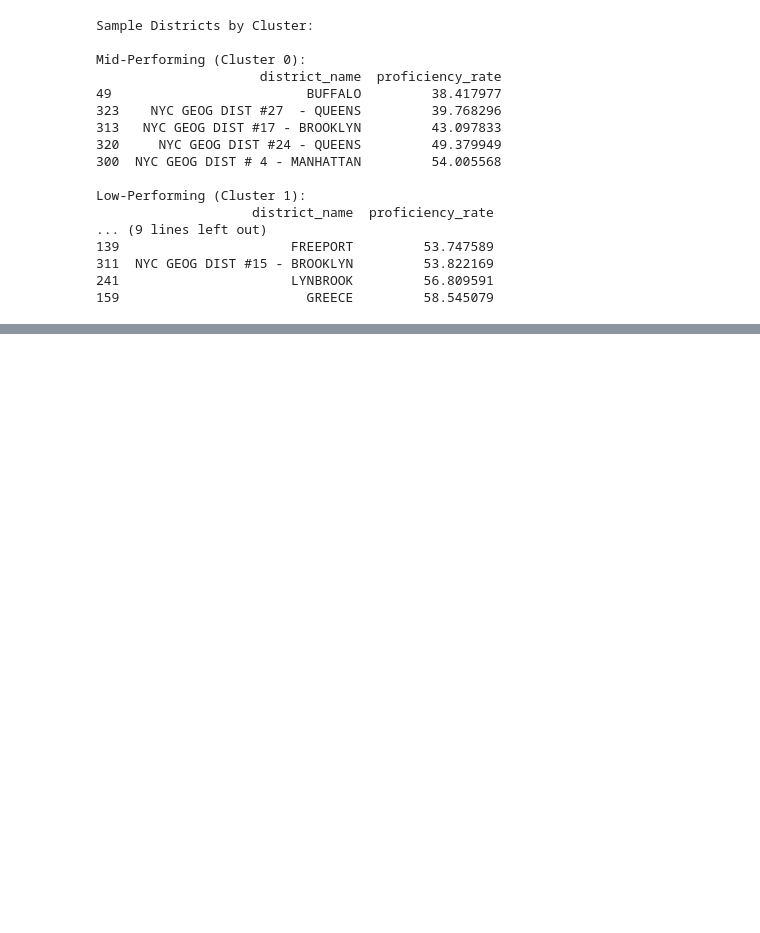
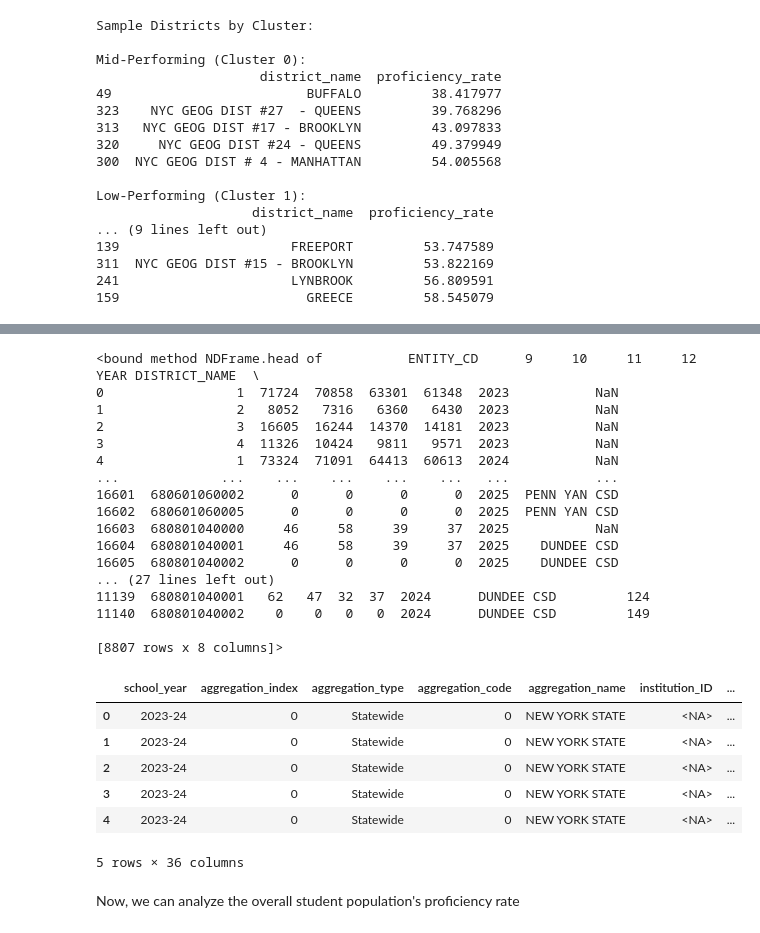
Before and after one commit to cmsc320fall2025-MCAS/cmsc320-project, a Jupyter notebook: FinalDeliverable.ipynb, the cells around one changed output, grey strips where cells are left out. Cells and saved outputs as stored; diff of their text form; code cells hidden in the pictures; blank space fills up the shorter version.

Commit message:
updated deliverables + provided converted datasets

```diff
--- a/FinalDeliverable.ipynb
+++ b/FinalDeliverable.ipynb
@@ -695,0 +864,69 @@ Low-Performing (Cluster 1):
+# %%
+# Read new CSV files
+enrollment = pd.read_csv("/content/sample_data/BEDS Day Enrollment.csv")
+district = pd.read_csv("/content/sample_data/BOCES and N_RC.csv")
+demographics = pd.read_csv("/content/sample_data/Demographic Factors.csv")
+
+# Only take what we need
+enrollment = enrollment[['ENTITY_CD', '9', '10', '11', '12', 'YEAR']]
+district = district[['ENTITY_CD', 'DISTRICT_NAME', 'YEAR']]
+demographics = demographics[['ENTITY_CD', 'YEAR', 'NUM_FEMALE']]
+
+# Merge all the files
+enroll_df = pd.merge(
+    enrollment,
+    district,
+    on=['ENTITY_CD', 'YEAR'],
+    how='left'
+)
+enroll_df = pd.merge(
+    enroll_df,
+    demographics,
+    on=['ENTITY_CD', 'YEAR'],
+    how='left'
+)
+
+print(enroll_df.head)
+print(enroll_df.shape)
+enroll_df = enroll_df[enroll_df['YEAR'] < 2025]
+enroll_df = enroll_df[enroll_df['YEAR'] > 2022]
+enroll_df = enroll_df.dropna(subset=['9', '10', '11', '12', 'DISTRICT_NAME'])
+print(enroll_df.shape)
+print(enroll_df.head)
+enroll_df = enroll_df.groupby('DISTRICT_NAME')[['9', '10', '11', '12', 'NUM_FEMALE']].sum()
+enroll_df = enroll_df.reset_index() # Convert the index back to a column
+enroll_df.shape
+enroll_df.head()
+
+enroll_df = enroll_df.rename(columns={'DISTRICT_NAME': 'district_name'})
+
+df_merged = pd.merge(df, enroll_df, on='district_name', how='left')
+df_merged.shape
+df_merged.head()
+# %% [output]
+<bound method NDFrame.head of           ENTITY_CD      9     10     11     12  YEAR DISTRICT_NAME  \
+0                 1  71724  70858  63301  61348  2023           NaN
+1                 2   8052   7316   6360   6430  2023           NaN
+2                 3  16605  16244  14370  14181  2023           NaN
+3                 4  11326  10424   9811   9571  2023           NaN
+4                 1  73324  71091  64413  60613  2024           NaN
+...             ...    ...    ...    ...    ...   ...           ...
+16601  680601060002      0      0      0      0  2025  PENN YAN CSD
+16602  680601060005      0      0      0      0  2025  PENN YAN CSD
+16603  680801040000     46     58     39     37  2025           NaN
+16604  680801040001     46     58     39     37  2025    DUNDEE CSD
+16605  680801040002      0      0      0      0  2025    DUNDEE CSD
+... (27 lines left out)
+11139  680801040001   62   47  32  37  2024      DUNDEE CSD         124
+11140  680801040002    0    0   0   0  2024      DUNDEE CSD         149
+
+[8807 rows x 8 columns]>
+|  | school_year | aggregation_index | aggregation_type | aggregation_code | aggregation_name | institution_ID | ... |
+| 0 | 2023-24 | 0 | Statewide | 0 | NEW YORK STATE | <NA> | ... |
+| 1 | 2023-24 | 0 | Statewide | 0 | NEW YORK STATE | <NA> | ... |
+| 2 | 2023-24 | 0 | Statewide | 0 | NEW YORK STATE | <NA> | ... |
+| 3 | 2023-24 | 0 | Statewide | 0 | NEW YORK STATE | <NA> | ... |
+| 4 | 2023-24 | 0 | Statewide | 0 | NEW YORK STATE | <NA> | ... |
+5 rows × 36 columns
+# %% [markdown]
+Now, we can analyze the overall student population's proficiency rate
```
Also changed, not shown: parts of 23 cells of this notebook, 6 other files.
